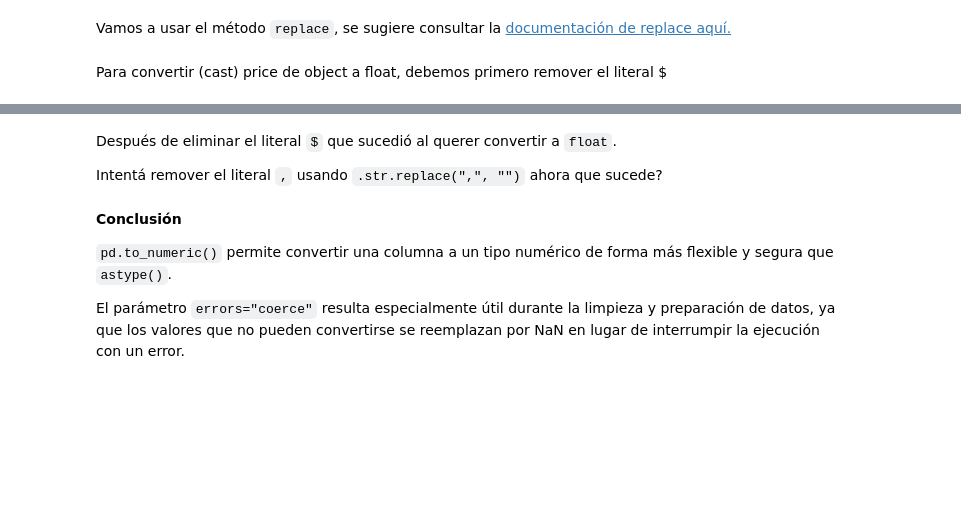
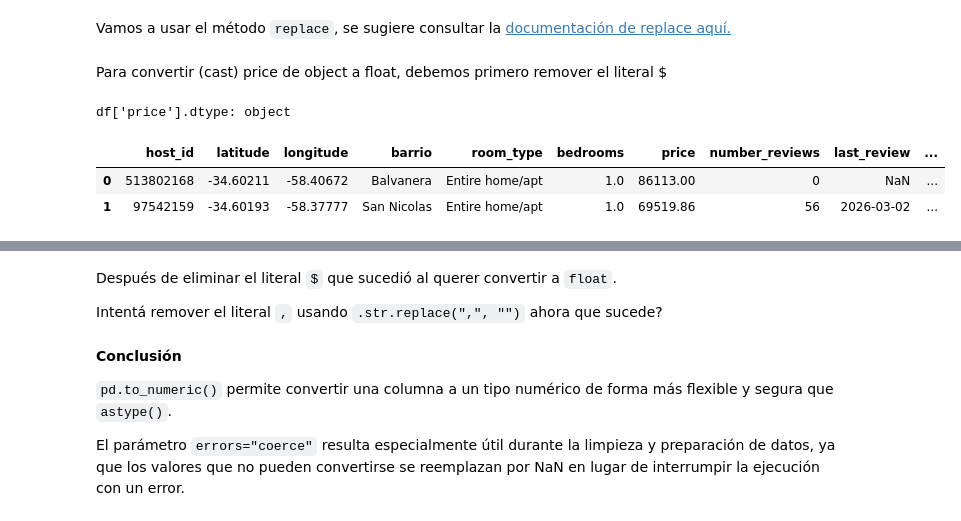
Before and after one commit to UADE-Python-Data-Science/583433_repo_oficial, a Jupyter notebook: Unidad_3/U3_NB5_Transformaciones.ipynb, the cells around one changed output, grey strips where cells are left out. Drawn from its saved outputs; the diff is of its cells as text; code cells hidden in the pictures; blank space fills up the shorter version.

```diff
--- a/Unidad_3/U3_NB5_Transformaciones.ipynb
+++ b/Unidad_3/U3_NB5_Transformaciones.ipynb
@@ -55,13 +78,10 @@ Por eso, una buena práctica es **normalizar** los títulos para dejarlos prolij
 # %%
 # Normalizamos nombres de columnas:
-# - quitamos espacios laterales
-# - pasamos a minúsculas
-# - reemplazamos espacios por guiones bajos
+# - quitamos espacios laterales str.strip()
+# - pasamos a minúsculas str.lower()
+# - reemplazamos espacios por guiones bajos str.replace(" ", "_", regex=False)
 df.columns = (
-    df.columns
-        .str.strip()
-        .str.lower()
-        .str.replace(" ", "_", regex=False)
+    df.columns.str.strip().str.lower().str.replace(" ", "_", regex=False)
 )
 
 df.columns
@@ -72,7 +96,7 @@ A veces además de normalizar necesitamos **renombrar** columnas para que sean m
 # %%
 # Renombrado manual de columnas (ajustar según necesidad del dataset)
 df = df.rename(columns={
-    'neighbourhood': 'barrio'
+    'neighbourhood': 'barrio',
 })
 
 df.columns
@@ -219,9 +292,14 @@ Para convertir (cast) price de object a float, debemos primero remover el litera
 # %%
 # Usamos replace para remover el literal $
 df_test = df.copy()
-df_test['price'] = df_test['price'].str.replace("$", "", regex=False)
+df_test['price'] = df_test['price'].str.replace("$", "", regex=False).str.replace(",", "", regex=False)
 
 print(f"df['price'].dtype: {df_test['price'].dtype}")
 df_test.head(2)
+# %% [output]
+df['price'].dtype: object
+|  | host_id | latitude | longitude | barrio | room_type | bedrooms | price | number_reviews | last_review | ... |
+| 0 | 513802168 | -34.60211 | -58.40672 | Balvanera | Entire home/apt | 1.0 | 86113.00 | 0 | NaN | ... |
+| 1 | 97542159 | -34.60193 | -58.37777 | San Nicolas | Entire home/apt | 1.0 | 69519.86 | 56 | 2026-03-02 | ... |
 # %%
 # Ahora si deberíamos poder convertir price a float
```
Also changed, not shown: parts of 16 cells of this notebook, 3 other files.
